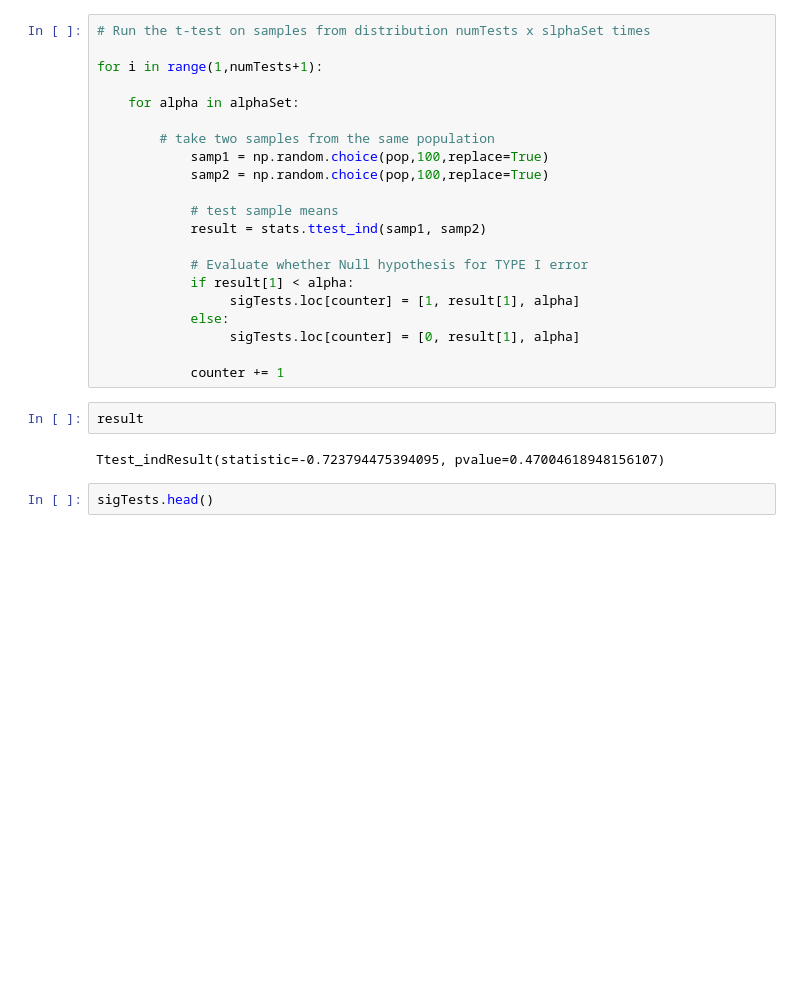
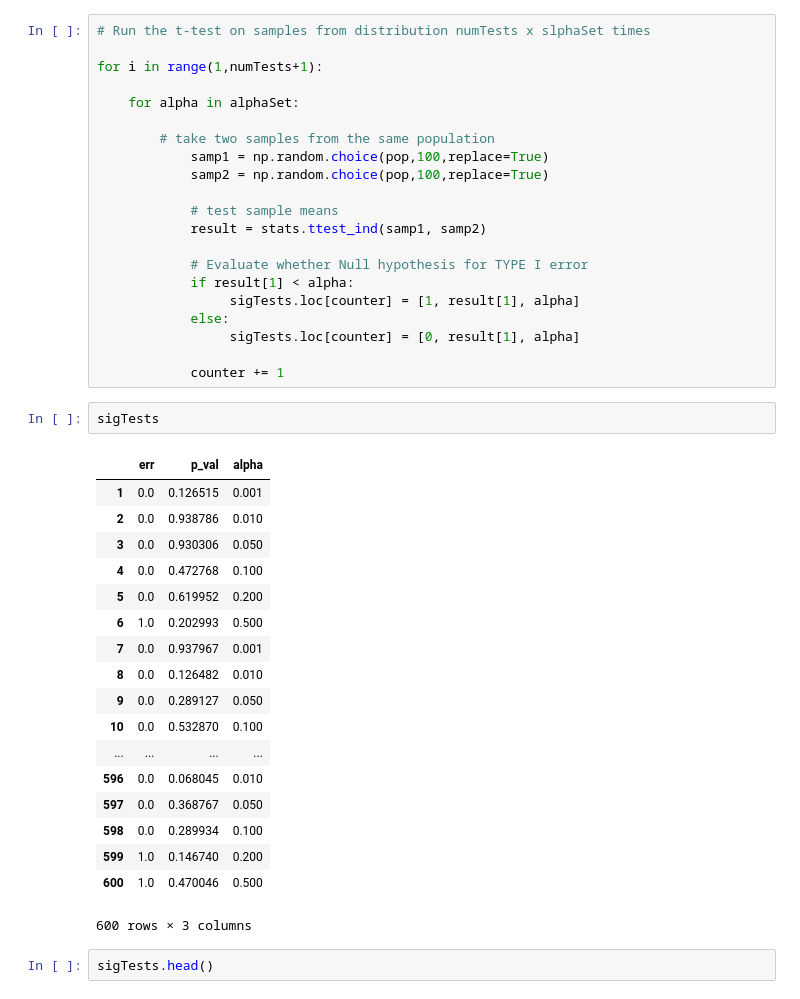
Before and after one commit to kevzha/dsc-2-20-11type-1-and-type-2-errors-lab-nyc-ds-career-012819, a Jupyter notebook: index.ipynb, the cells around one changed output. Drawn from its saved outputs; the diff is of its cells as text; blank space fills up the shorter version.

```diff
--- a/index.ipynb
+++ b/index.ipynb
@@ -141,10 +141,27 @@ for i in range(1,numTests+1):
                  sigTests.loc[counter] = [0, result[1], alpha]
 
             counter += 1
-# %%
-result
-# %% [output]
-Ttest_indResult(statistic=-0.723794475394095, pvalue=0.47004618948156107)
+# %%
+sigTests
+# %% [output]
+|  | err | p_val | alpha |
+| 1 | 0.0 | 0.126515 | 0.001 |
+| 2 | 0.0 | 0.938786 | 0.010 |
+| 3 | 0.0 | 0.930306 | 0.050 |
+| 4 | 0.0 | 0.472768 | 0.100 |
+| 5 | 0.0 | 0.619952 | 0.200 |
+| 6 | 1.0 | 0.202993 | 0.500 |
+| 7 | 0.0 | 0.937967 | 0.001 |
+| 8 | 0.0 | 0.126482 | 0.010 |
+| 9 | 0.0 | 0.289127 | 0.050 |
+| 10 | 0.0 | 0.532870 | 0.100 |
+| ... | ... | ... | ... |
+| 596 | 0.0 | 0.068045 | 0.010 |
+| 597 | 0.0 | 0.368767 | 0.050 |
+| 598 | 0.0 | 0.289934 | 0.100 |
+| 599 | 1.0 | 0.146740 | 0.200 |
+| 600 | 1.0 | 0.470046 | 0.500 |
+600 rows × 3 columns
 # %%
 sigTests.head()
 # %% [output]
```
